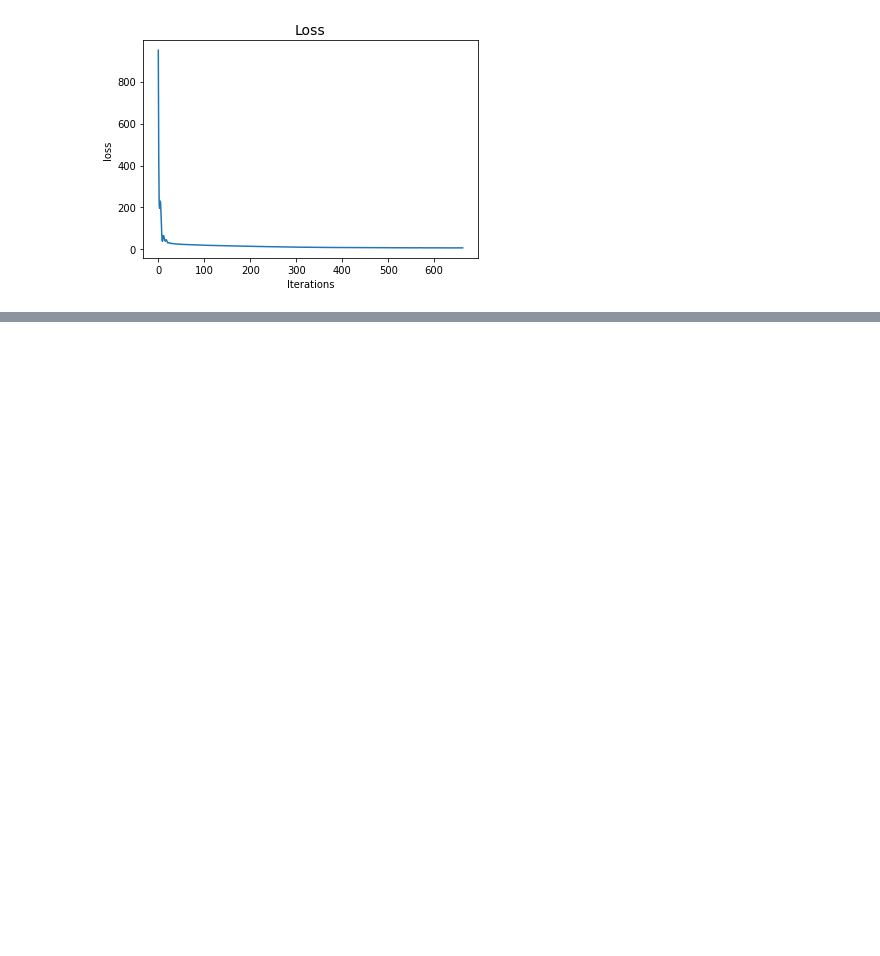
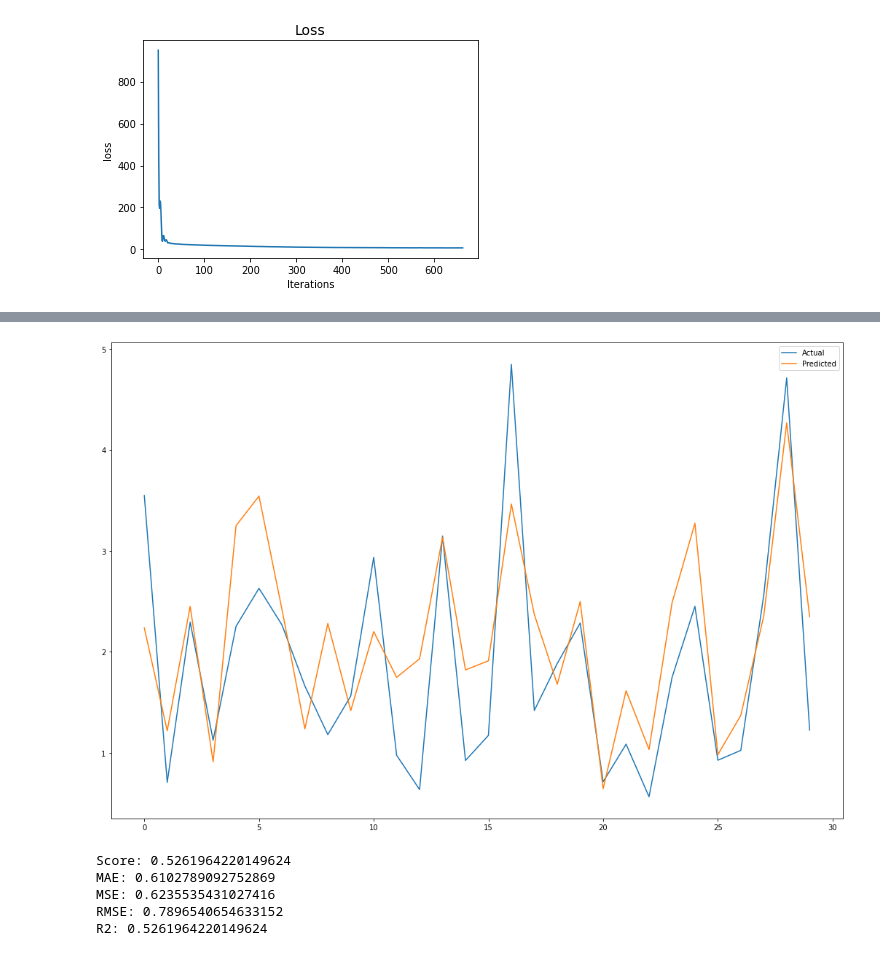
Before and after one commit to hxri/Deep-Learning-Lab, a Jupyter notebook: Experiment_8_MLP_Regression.ipynb, the cells around one changed output, grey strips where cells are left out. Saved outputs shown, nothing was run; the diff lists cells and outputs as text; code cells hidden in the pictures; blank space fills up the shorter version.

```diff
--- a/Experiment_8_MLP_Regression.ipynb
+++ b/Experiment_8_MLP_Regression.ipynb
@@ -81,0 +182,8 @@ plt.show()
+# %%
+import pandas as pd
+import numpy as np
+
+from sklearn.datasets import fetch_california_housing
+housing = fetch_california_housing()
+data = housing['data']
+target = housing['target']
@@ -81,0 +202,5 @@ plt.show()
+# %%
+X_train, X_test, y_train, y_test = train_test_split(data, target,
+                                                    random_state=1)
+# %%
+regr = MLPRegressor(random_state=1, max_iter=1500, verbose=True, activation = 'relu', solver = 'adam').fit(X_train, y_train)
@@ -81,0 +225,4 @@ plt.show()
+# %%
+y_pred = regr.predict(X_test)
+df_temp = pd.DataFrame({'Actual': y_test, 'Predicted': y_pred})
+df_temp.head()
@@ -81,0 +236,27 @@ plt.show()
+# %%
+import matplotlib.pyplot as plt
+df_temp = df_temp.head(30)
+df_temp.plot(kind='line',figsize=(18,12))
+plt.show()
+# %% [output]
+[figure, added]
+# %%
+from sklearn import metrics
+
+score = regr.score(X_test, y_test)
+mae = metrics.mean_absolute_error(y_test, y_pred)
+mse = metrics.mean_squared_error(y_test, y_pred)
+rmse = np.sqrt(metrics.mean_squared_error(y_test, y_pred))
+r2 = metrics.r2_score(y_test, y_pred)
+
+print('Score:', score)
+print('MAE:', mae)
+print('MSE:', mse)
+print('RMSE:', rmse)
+print('R2:', r2)
+# %% [output]
+Score: 0.5261964220149624
+MAE: 0.6102789092752869
+MSE: 0.6235535431027416
+RMSE: 0.7896540654633152
+R2: 0.5261964220149624
```
Also changed, not shown: parts of 20 cells of this notebook.
